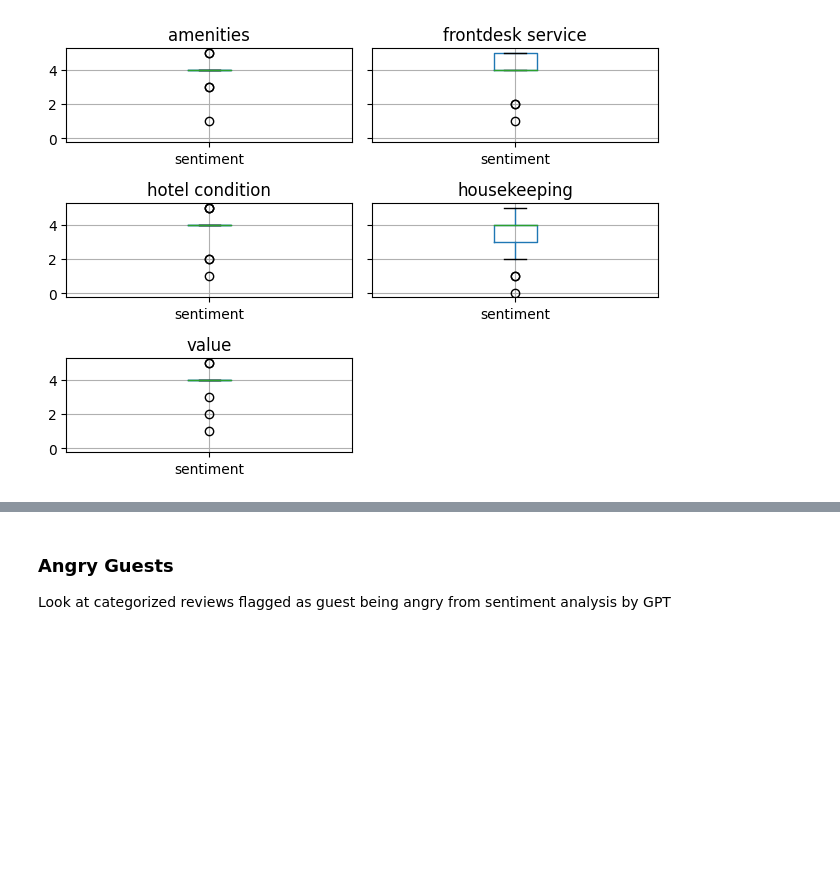
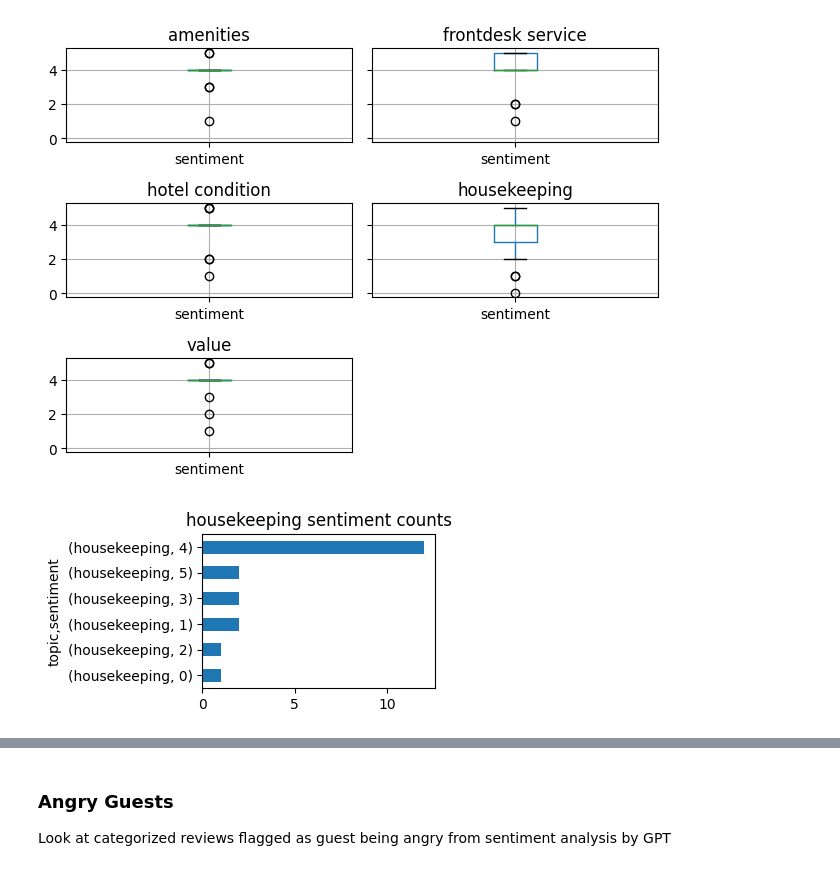
Before and after one commit to karencfisher/hotel-reviews, a Jupyter notebook: eda.ipynb, the cells around one changed output, grey strips where cells are left out. Cells and saved outputs as stored; diff of their text form; code cells hidden in the pictures; blank space fills up the shorter version.

```diff
--- a/eda.ipynb
+++ b/eda.ipynb
@@ -70,3 +70,16 @@ plt.title("Sentiment by topic")
 plt.show()
 # %% [output]
 [figure]
+# %%
+def barplot(df, topic):
+   plt.figure(figsize=(3,2))
+   df_filtered = df[df['topic'] == topic]
+   counts = df_filtered.value_counts()
+   counts = counts.sort_values()
+   counts.plot(kind='barh')
+   plt.title(f'{topic} sentiment counts')
+   plt.show()
+
+data = barplot(sentiments_df, 'housekeeping')
+# %% [output]
+[figure, added]
```
Also changed, not shown: parts of 3 cells of this notebook, 1 other file.
